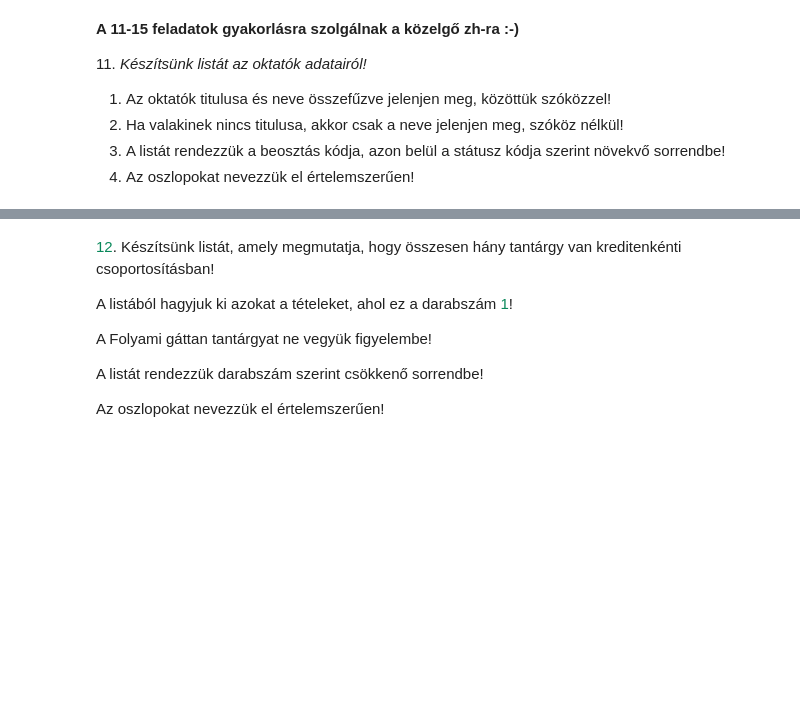
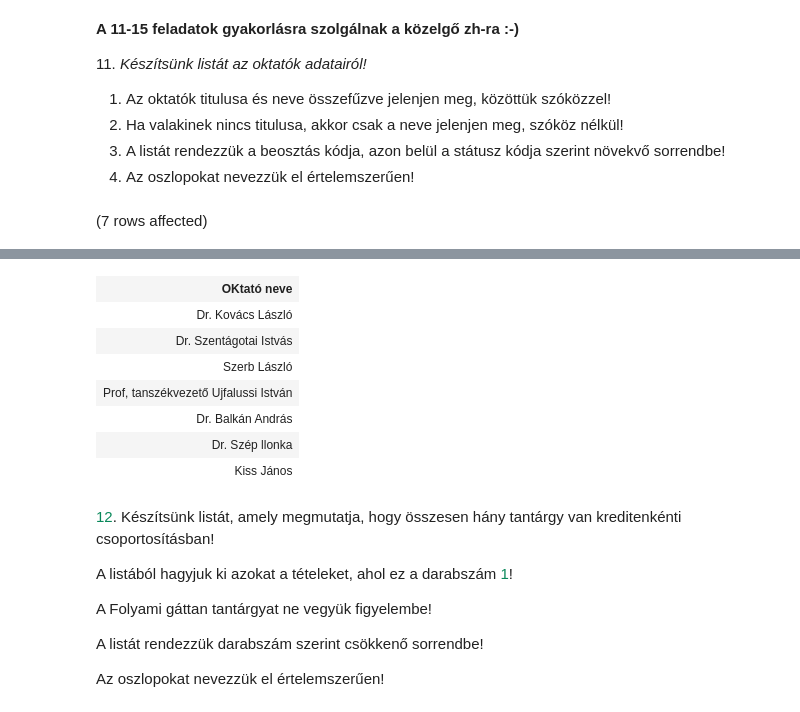
Before and after one commit to richardhestencz/Adatbazisok, a Jupyter notebook: gyakorlat03_feladatok.ipynb, the cells around one changed output, grey strips where cells are left out. Cells and saved outputs as stored; diff of their text form; code cells hidden in the pictures; blank space fills up the shorter version.

```diff
--- a/gyakorlat03_feladatok.ipynb
+++ b/gyakorlat03_feladatok.ipynb
@@ -143,3 +143,9 @@ Total execution time: 00:00:00.018
 2. Ha valakinek nincs titulusa, akkor csak a neve jelenjen meg, szóköz nélkül!
 3. A listát rendezzük a beosztás kódja, azon belül a státusz kódja szerint növekvő sorrendbe!
 4. Az oszlopokat nevezzük el értelemszerűen!
+# %%
+SELECT IIF(titulus IS NULL, nev, titulus + ' ' + nev)  AS 'OKtató neve'
+FROM Oktatok o JOIN Beosztasok b ON o.oktato_id = b.beosztas_id
+ORDER BY b.beosztas_id, o.[status] ASC
+# %% [output]
+(7 rows affected)
@@ -146,3 +153,11 @@ Total execution time: 00:00:00.018
+| OKtató neve |
+| Dr. Kovács László |
+| Dr. Szentágotai Istvás |
+| Szerb László |
+| Prof, tanszékvezető Ujfalussi István |
+| Dr. Balkán András |
+| Dr. Szép llonka |
+| Kiss János |
 # %% [markdown]
 <span style="color: #09885a;">12</span>. Készítsünk listát, amely megmutatja, hogy összesen hány tantárgy van kreditenkénti csoportosításban!
 
```
Also changed, not shown: parts of 5 cells of this notebook.
